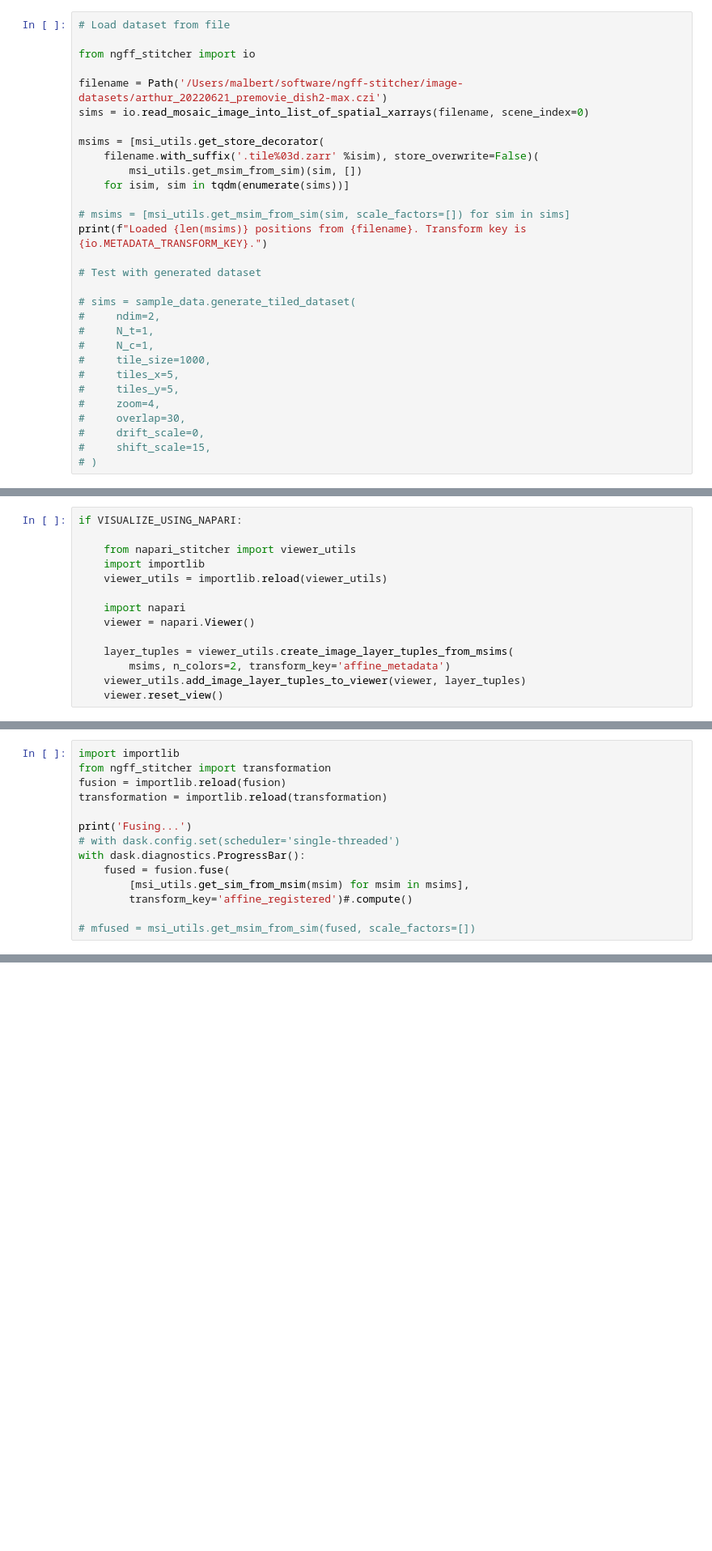
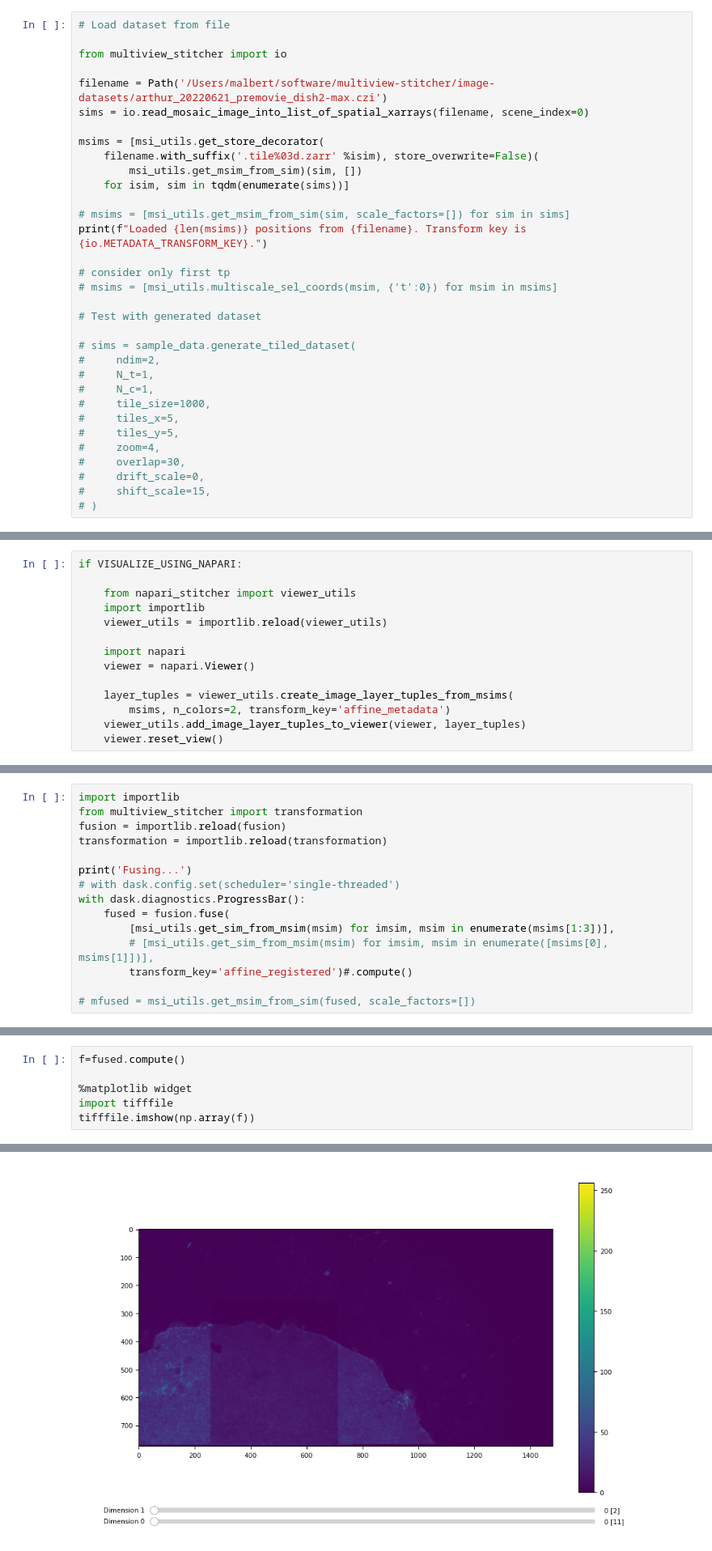
Before and after one commit to multiview-stitcher/multiview-stitcher, a Jupyter notebook: notebooks/stitching_multipos_2D_czi.ipynb, the cells around one changed output, grey strips where cells are left out. Shown at 81% size. Saved outputs shown, nothing was run; the diff lists cells and outputs as text; blank space fills up the shorter version.

```diff
--- a/notebooks/stitching_multipos_2D_czi.ipynb
+++ b/notebooks/stitching_multipos_2D_czi.ipynb
@@ -49,9 +49,9 @@ Worker: 0
 # %%
 # Load dataset from file
 
-from ngff_stitcher import io
+from multiview_stitcher import io
 
-filename = Path('/Users/malbert/software/ngff-stitcher/image-datasets/arthur_20220621_premovie_dish2-max.czi')
+filename = Path('/Users/malbert/software/multiview-stitcher/image-datasets/arthur_20220621_premovie_dish2-max.czi')
 sims = io.read_mosaic_image_into_list_of_spatial_xarrays(filename, scene_index=0)
 
 msims = [msi_utils.get_store_decorator(
@@ -61,6 +61,9 @@ msims = [msi_utils.get_store_decorator(
 
 # msims = [msi_utils.get_msim_from_sim(sim, scale_factors=[]) for sim in sims]
 print(f"Loaded {len(msims)} positions from {filename}. Transform key is {io.METADATA_TRANSFORM_KEY}.")
+
+# consider only first tp
+# msims = [msi_utils.multiscale_sel_coords(msim, {'t':0}) for msim in msims]
 
 # Test with generated dataset
 
@@ -110,7 +117,7 @@ for msim, param in zip(msims, params):
 Registering...
 # %%
 import importlib
-from ngff_stitcher import transformation
+from multiview_stitcher import transformation
 fusion = importlib.reload(fusion)
 transformation = importlib.reload(transformation)
 
@@ -118,7 +125,8 @@ print('Fusing...')
 # with dask.config.set(scheduler='single-threaded')
 with dask.diagnostics.ProgressBar():
     fused = fusion.fuse(
-        [msi_utils.get_sim_from_msim(msim) for msim in msims],
+        [msi_utils.get_sim_from_msim(msim) for imsim, msim in enumerate(msims[1:3])],
+        # [msi_utils.get_sim_from_msim(msim) for imsim, msim in enumerate([msims[0], msims[1]])],
         transform_key='affine_registered')#.compute()
 
 # mfused = msi_utils.get_msim_from_sim(fused, scale_factors=[])
@@ -126,0 +187,7 @@ Fusing...
+# %%
+f=fused.compute()
+
+%matplotlib widget
+import tifffile
+tifffile.imshow(np.array(f))
+# %% [output]
@@ -126,0 +197 @@ Fusing...
+[figure, added]
```
Also changed, not shown: parts of 8 cells of this notebook, 24 other files.
